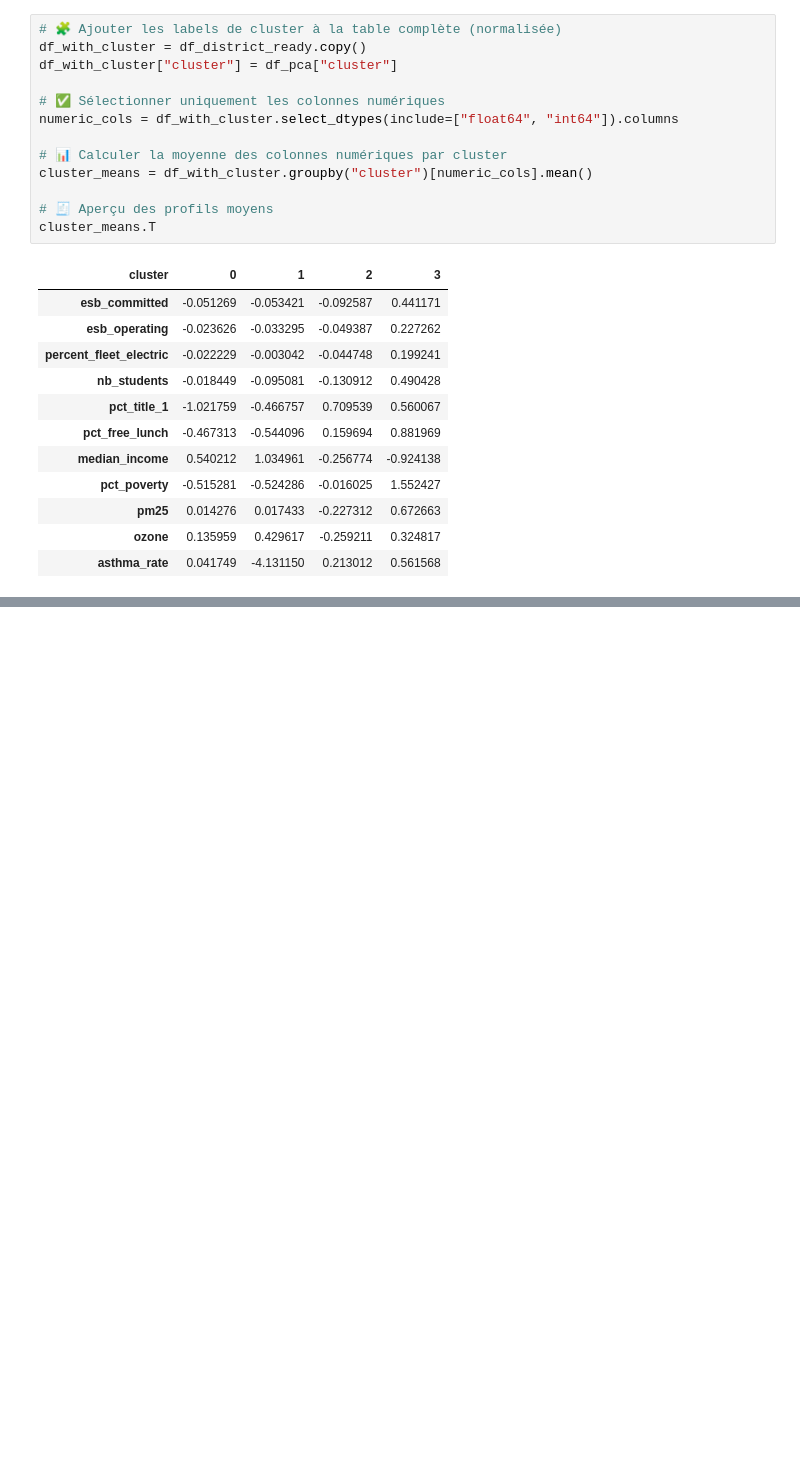
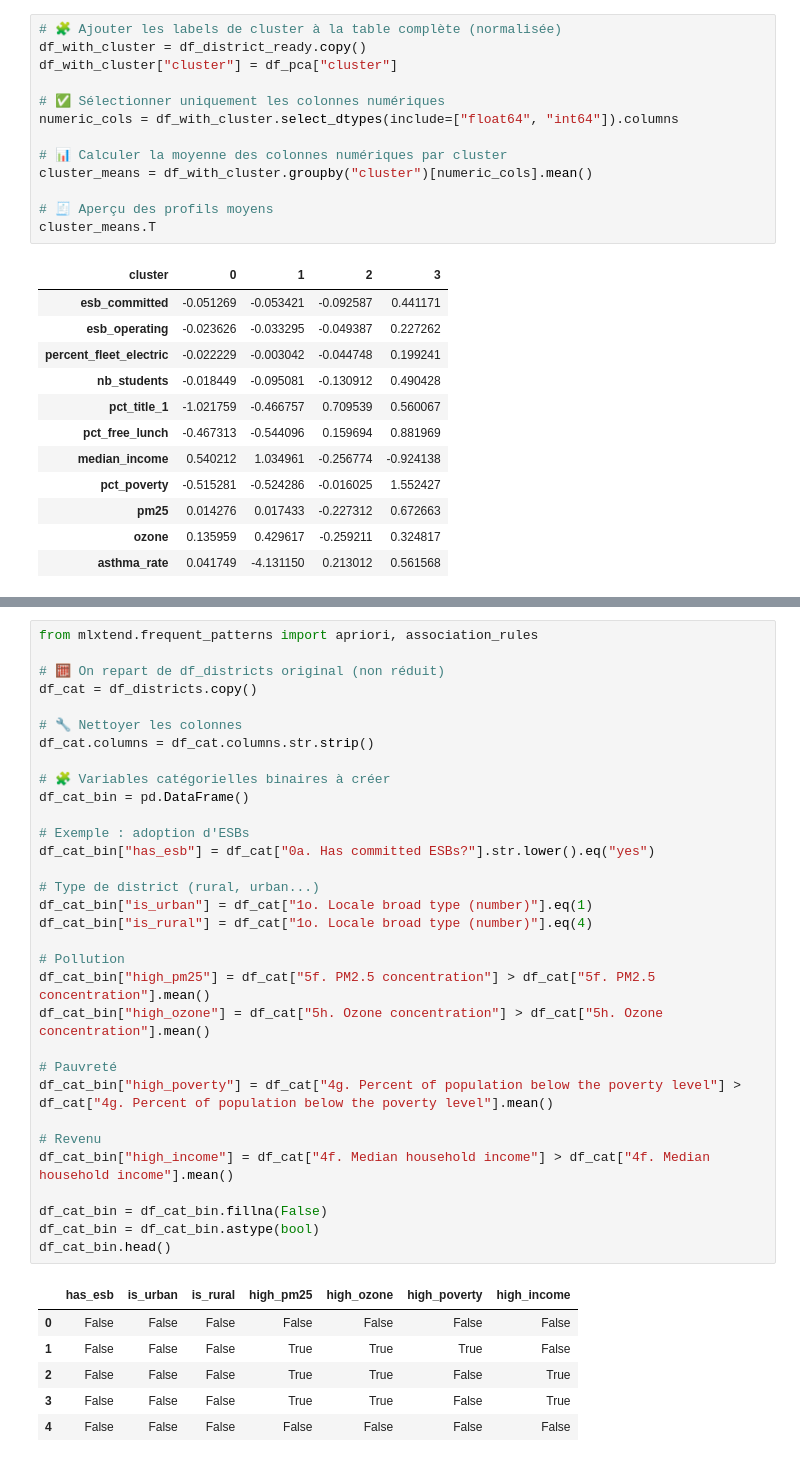
Before and after one commit to Simiamine/Electric_School_Bus_ML_Project, a Jupyter notebook: notebooks/esb_analysis.ipynb, the cells around one changed output, grey strips where cells are left out. Saved outputs shown, nothing was run; the diff lists cells and outputs as text; blank space fills up the shorter version.

```diff
--- a/notebooks/esb_analysis.ipynb
+++ b/notebooks/esb_analysis.ipynb
@@ -267,0 +332,39 @@ cluster_means.T
+# %%
+from mlxtend.frequent_patterns import apriori, association_rules
+
+# 🧮 On repart de df_districts original (non réduit)
+df_cat = df_districts.copy()
+
+# 🔧 Nettoyer les colonnes
+df_cat.columns = df_cat.columns.str.strip()
+
+# 🧩 Variables catégorielles binaires à créer
+df_cat_bin = pd.DataFrame()
+
+# Exemple : adoption d'ESBs
+df_cat_bin["has_esb"] = df_cat["0a. Has committed ESBs?"].str.lower().eq("yes")
+
+# Type de district (rural, urban...)
+df_cat_bin["is_urban"] = df_cat["1o. Locale broad type (number)"].eq(1)
+df_cat_bin["is_rural"] = df_cat["1o. Locale broad type (number)"].eq(4)
+
+# Pollution
+df_cat_bin["high_pm25"] = df_cat["5f. PM2.5 concentration"] > df_cat["5f. PM2.5 concentration"].mean()
+df_cat_bin["high_ozone"] = df_cat["5h. Ozone concentration"] > df_cat["5h. Ozone concentration"].mean()
+
+# Pauvreté
+df_cat_bin["high_poverty"] = df_cat["4g. Percent of population below the poverty level"] > df_cat["4g. Percent of population below the poverty level"].mean()
+
+# Revenu
+df_cat_bin["high_income"] = df_cat["4f. Median household income"] > df_cat["4f. Median household income"].mean()
+
+df_cat_bin = df_cat_bin.fillna(False)
+df_cat_bin = df_cat_bin.astype(bool)
+df_cat_bin.head()
+# %% [output]
+|  | has_esb | is_urban | is_rural | high_pm25 | high_ozone | high_poverty | high_income |
+| 0 | False | False | False | False | False | False | False |
+| 1 | False | False | False | True | True | True | False |
+| 2 | False | False | False | True | True | False | True |
+| 3 | False | False | False | True | True | False | True |
+| 4 | False | False | False | False | False | False | False |
```
Also changed, not shown: parts of 10 cells of this notebook.
